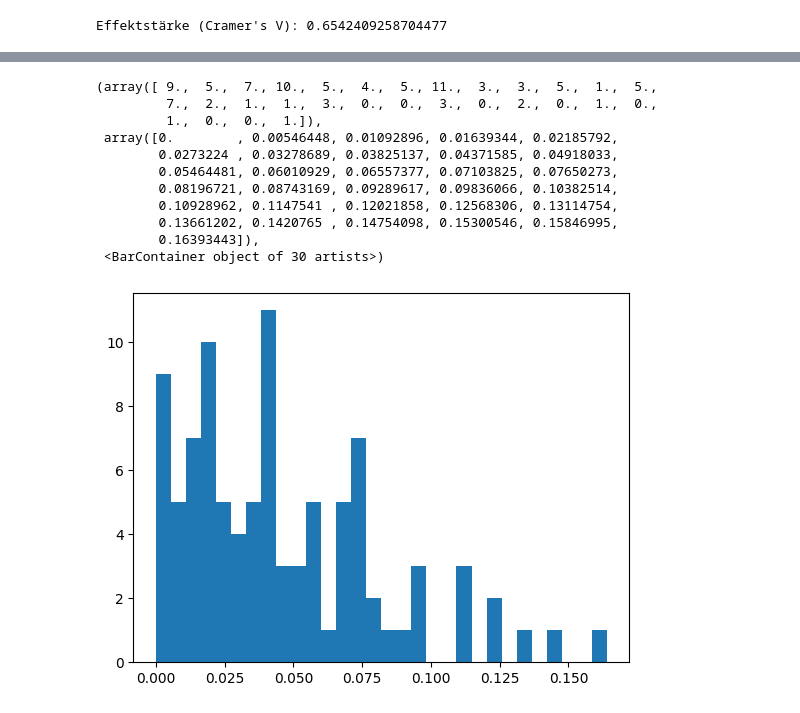
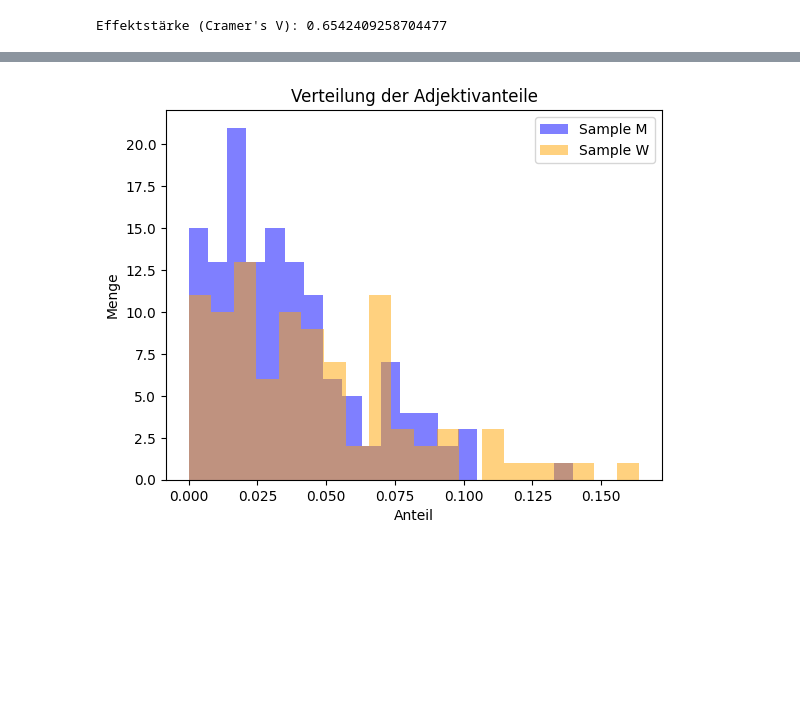
Before and after one commit to niceshice/Forschungsmethoden_LL_Gedichte, a Jupyter notebook: adjectives.ipynb, the cells around one changed output, grey strips where cells are left out. Saved outputs shown, nothing was run; the diff lists cells and outputs as text; code cells hidden in the pictures; blank space fills up the shorter version.

```diff
--- a/adjectives.ipynb
+++ b/adjectives.ipynb
@@ -138,15 +123,20 @@ plt.hist(adjective_ratios_gender['m'], bins=30)
-# %%
-plt.hist(adjective_ratios_gender['w'], bins=30)
-# %% [output]
-(array([ 9.,  5.,  7., 10.,  5.,  4.,  5., 11.,  3.,  3.,  5.,  1.,  5.,
-         7.,  2.,  1.,  1.,  3.,  0.,  0.,  3.,  0.,  2.,  0.,  1.,  0.,
-         1.,  0.,  0.,  1.]),
- array([0.        , 0.00546448, 0.01092896, 0.01639344, 0.02185792,
-        0.0273224 , 0.03278689, 0.03825137, 0.04371585, 0.04918033,
-        0.05464481, 0.06010929, 0.06557377, 0.07103825, 0.07650273,
-        0.08196721, 0.08743169, 0.09289617, 0.09836066, 0.10382514,
-        0.10928962, 0.1147541 , 0.12021858, 0.12568306, 0.13114754,
-        0.13661202, 0.1420765 , 0.14754098, 0.15300546, 0.15846995,
-        0.16393443]),
- <BarContainer object of 30 artists>)
-[figure, removed]
+# %%
+# Erstelle eine Figure und Axes-Objekte
+fig, ax = plt.subplots()
+
+# Plotten der Histogramme für beide Subsamples
+ax.hist(adjective_ratios_gender['m'], bins=20, alpha=0.5, label='Sample M', color='blue')
+ax.hist(adjective_ratios_gender['w'], bins=20, alpha=0.5, label='Sample W', color='orange')
+
+# Hinzufügen von Labels und Titeln
+ax.set_xlabel('Anteil')
+ax.set_ylabel('Menge')
+ax.set_title('Verteilung der Adjektivanteile')
+
+# Legende anzeigen
+ax.legend()
+
+# Anzeigen der Grafik
+plt.show()
+# %% [output]
+[figure, added]
```
Also changed, not shown: parts of 1 cell of this notebook, 3 other files.
